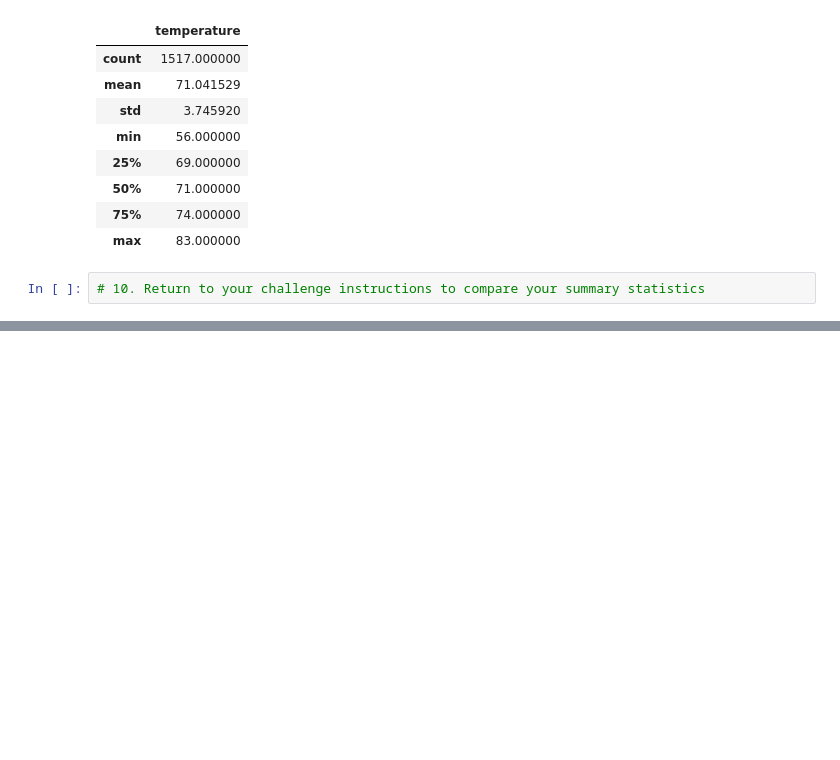
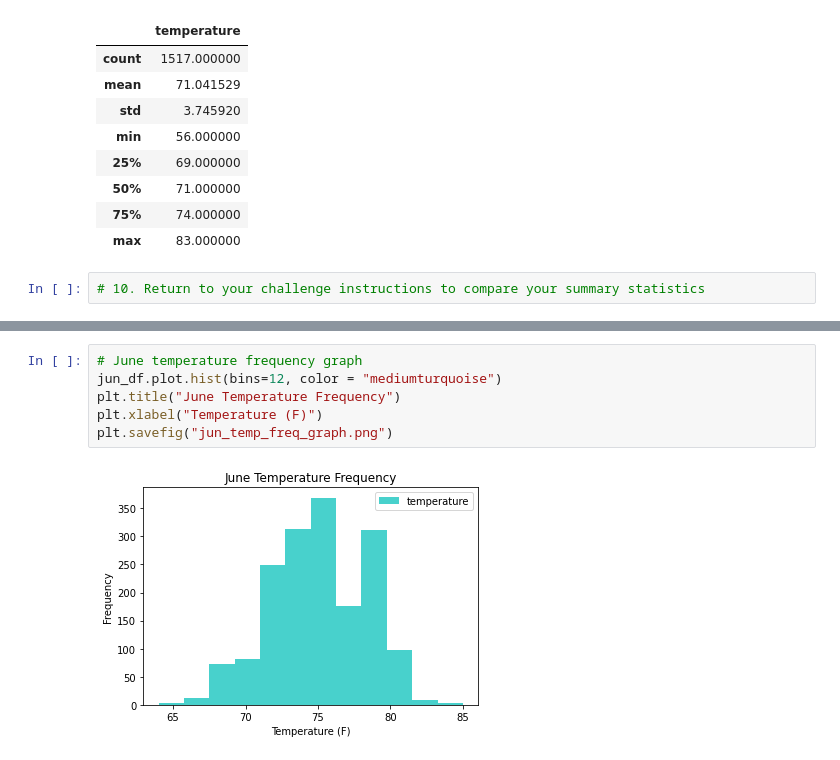
Before and after one commit to sarah17moore/surfs_up, a Jupyter notebook: SurfsUp_Challenge.ipynb, the cells around one changed output, grey strips where cells are left out. Drawn from its saved outputs; the diff is of its cells as text; blank space fills up the shorter version.

```diff
--- a/SurfsUp_Challenge.ipynb
+++ b/SurfsUp_Challenge.ipynb
@@ -128,0 +153,8 @@ dec_df.describe()
+# %%
+# June temperature frequency graph
+jun_df.plot.hist(bins=12, color = "mediumturquoise")
+plt.title("June Temperature Frequency")
+plt.xlabel("Temperature (F)")
+plt.savefig("jun_temp_freq_graph.png")
+# %% [output]
+[figure, added]
```
Also changed, not shown: parts of 15 cells of this notebook, 2 other files.
